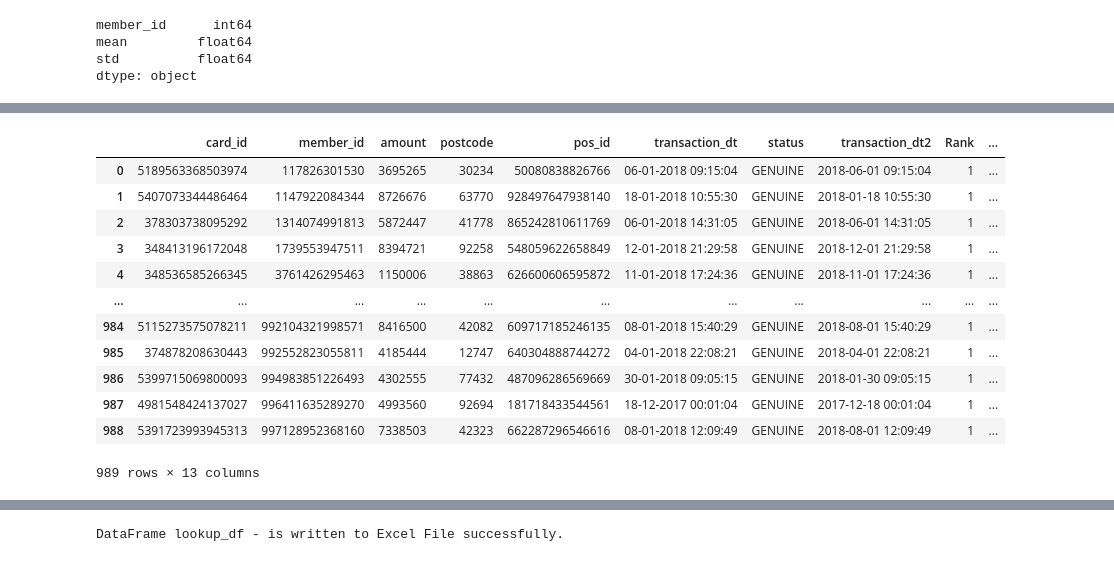
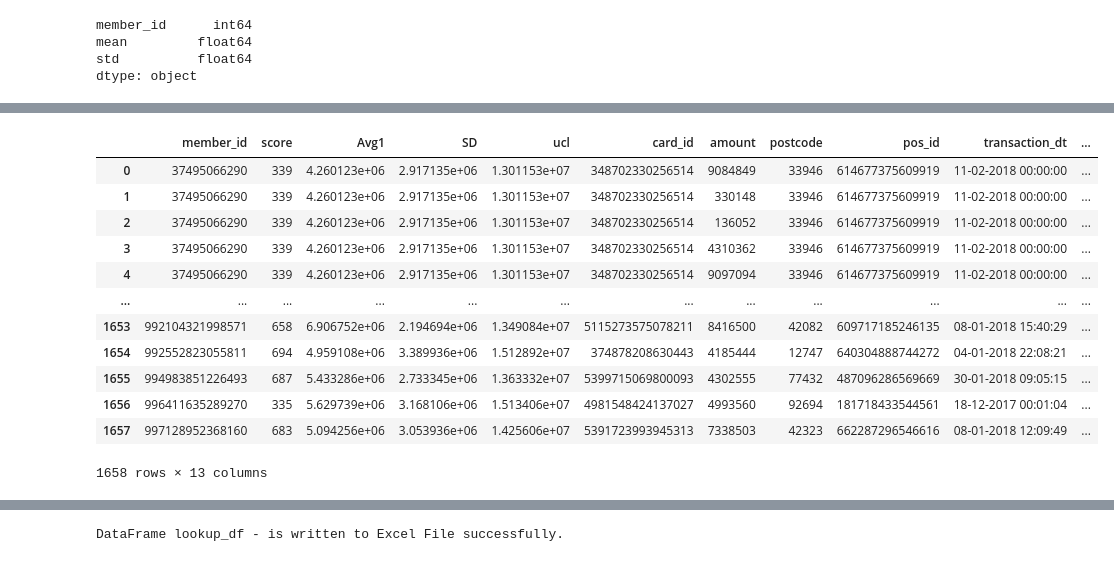
Before and after one commit to jagsrj/CreditCardFraudDetection, a Jupyter notebook: 01_Capstone_CreditCardFraud_Datacreation.ipynb, the cells around one changed output, grey strips where cells are left out. Saved outputs shown, nothing was run; the diff lists cells and outputs as text; code cells hidden in the pictures.

```diff
--- a/01_Capstone_CreditCardFraud_Datacreation.ipynb
+++ b/01_Capstone_CreditCardFraud_Datacreation.ipynb
@@ -193,7 +201,9 @@ mean         float64
 std          float64
 dtype: object
 # %%
-df2.rename(columns = {'mean':'Avg1', 'std':'SD'}, inplace = True)
+# rename columns
+df_ucl_sd.rename(columns = {'mean':'Avg1', 'std':'SD'}, inplace = True)
 # %%
-df2['ucl'] = df2.Avg1 +  3*df2.SD
+# calculate UCL with below formula
+df_ucl_sd['ucl'] = df_ucl_sd.Avg1 +  3*df_ucl_sd.SD
 # %%
@@ -215,5 +225,6 @@ df2
 # %%
-lstTxnPostCodeTxDate = df_card_transactions[df_card_transactions.Rank <=1]
+# keep only rank 1 for furthe processing
+lstTxnPostCodeTxDate = df_card_transactions[df_card_transactions.Rank ==1]
 lstTxnPostCodeTxDate
 # %% [output]
 |  | card_id | member_id | amount | postcode | pos_id | transaction_dt | status | transaction_dt2 | Rank |
@@ -231,0 +243,4 @@ lstTxnPostCodeTxDate
+# %%
+# merge dataframes to get other columns - transaction date, postcode, ucl
+tmp1 = df_ucl_sd.merge(lstTxnPostCodeTxDate, on='member_id', how='left')
+tmp1
@@ -232,19 +261,19 @@ lstTxnPostCodeTxDate
 # %%
-tmp1 = lstTxnPostCodeTxDate.merge(df2, on='member_id', how='left')
-tmp2 = tmp1.merge(df_member_score, on='member_id', how='left')
+# merge dataframe to get score
+tmp2 = df_member_score.merge(tmp1, on='member_id', how='left')
 tmp2
 # %% [output]
-|  | card_id | member_id | amount | postcode | pos_id | transaction_dt | status | transaction_dt2 | Rank | ... |
-| 0 | 5189563368503974 | 117826301530 | 3695265 | 30234 | 50080838826766 | 06-01-2018 09:15:04 | GENUINE | 2018-06-01 09:15:04 | 1 | ... |
-| 1 | 5407073344486464 | 1147922084344 | 8726676 | 63770 | 928497647938140 | 18-01-2018 10:55:30 | GENUINE | 2018-01-18 10:55:30 | 1 | ... |
-| 2 | 378303738095292 | 1314074991813 | 5872447 | 41778 | 865242810611769 | 06-01-2018 14:31:05 | GENUINE | 2018-06-01 14:31:05 | 1 | ... |
-| 3 | 348413196172048 | 1739553947511 | 8394721 | 92258 | 548059622658849 | 12-01-2018 21:29:58 | GENUINE | 2018-12-01 21:29:58 | 1 | ... |
-| 4 | 348536585266345 | 3761426295463 | 1150006 | 38863 | 626600606595872 | 11-01-2018 17:24:36 | GENUINE | 2018-11-01 17:24:36 | 1 | ... |
-| ... | ... | ... | ... | ... | ... | ... | ... | ... | ... | ... |
-| 984 | 5115273575078211 | 992104321998571 | 8416500 | 42082 | 609717185246135 | 08-01-2018 15:40:29 | GENUINE | 2018-08-01 15:40:29 | 1 | ... |
-| 985 | 374878208630443 | 992552823055811 | 4185444 | 12747 | 640304888744272 | 04-01-2018 22:08:21 | GENUINE | 2018-04-01 22:08:21 | 1 | ... |
-| 986 | 5399715069800093 | 994983851226493 | 4302555 | 77432 | 487096286569669 | 30-01-2018 09:05:15 | GENUINE | 2018-01-30 09:05:15 | 1 | ... |
-| 987 | 4981548424137027 | 996411635289270 | 4993560 | 92694 | 181718433544561 | 18-12-2017 00:01:04 | GENUINE | 2017-12-18 00:01:04 | 1 | ... |
-| 988 | 5391723993945313 | 997128952368160 | 7338503 | 42323 | 662287296546616 | 08-01-2018 12:09:49 | GENUINE | 2018-08-01 12:09:49 | 1 | ... |
+|  | member_id | score | Avg1 | SD | ucl | card_id | amount | postcode | pos_id | transaction_dt | ... |
+| 0 | 37495066290 | 339 | 4.260123e+06 | 2.917135e+06 | 1.301153e+07 | 348702330256514 | 9084849 | 33946 | 614677375609919 | 11-02-2018 00:00:00 | ... |
+| 1 | 37495066290 | 339 | 4.260123e+06 | 2.917135e+06 | 1.301153e+07 | 348702330256514 | 330148 | 33946 | 614677375609919 | 11-02-2018 00:00:00 | ... |
+| 2 | 37495066290 | 339 | 4.260123e+06 | 2.917135e+06 | 1.301153e+07 | 348702330256514 | 136052 | 33946 | 614677375609919 | 11-02-2018 00:00:00 | ... |
+| 3 | 37495066290 | 339 | 4.260123e+06 | 2.917135e+06 | 1.301153e+07 | 348702330256514 | 4310362 | 33946 | 614677375609919 | 11-02-2018 00:00:00 | ... |
+| 4 | 37495066290 | 339 | 4.260123e+06 | 2.917135e+06 | 1.301153e+07 | 348702330256514 | 9097094 | 33946 | 614677375609919 | 11-02-2018 00:00:00 | ... |
+| ... | ... | ... | ... | ... | ... | ... | ... | ... | ... | ... | ... |
+| 1653 | 992104321998571 | 658 | 6.906752e+06 | 2.194694e+06 | 1.349084e+07 | 5115273575078211 | 8416500 | 42082 | 609717185246135 | 08-01-2018 15:40:29 | ... |
+| 1654 | 992552823055811 | 694 | 4.959108e+06 | 3.389936e+06 | 1.512892e+07 | 374878208630443 | 4185444 | 12747 | 640304888744272 | 04-01-2018 22:08:21 | ... |
+| 1655 | 994983851226493 | 687 | 5.433286e+06 | 2.733345e+06 | 1.363332e+07 | 5399715069800093 | 4302555 | 77432 | 487096286569669 | 30-01-2018 09:05:15 | ... |
+| 1656 | 996411635289270 | 335 | 5.629739e+06 | 3.168106e+06 | 1.513406e+07 | 4981548424137027 | 4993560 | 92694 | 181718433544561 | 18-12-2017 00:01:04 | ... |
+| 1657 | 997128952368160 | 683 | 5.094256e+06 | 3.053936e+06 | 1.425606e+07 | 5391723993945313 | 7338503 | 42323 | 662287296546616 | 08-01-2018 12:09:49 | ... |
-989 rows × 13 columns
+1658 rows × 13 columns
 # %%
```
Also changed, not shown: parts of 24 cells of this notebook, 7 other files.
